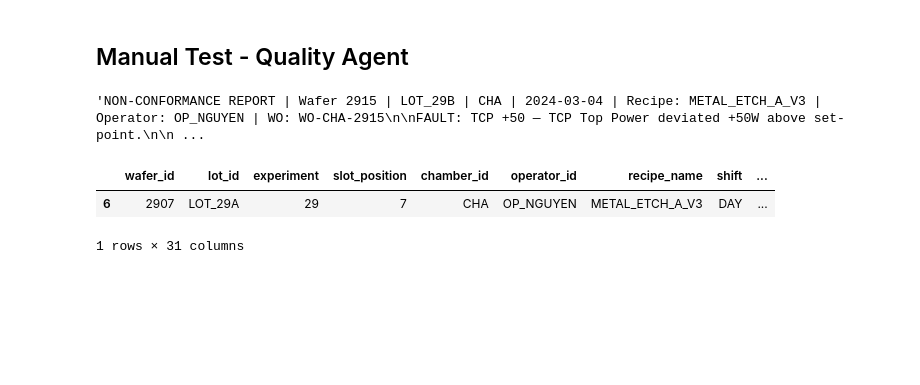
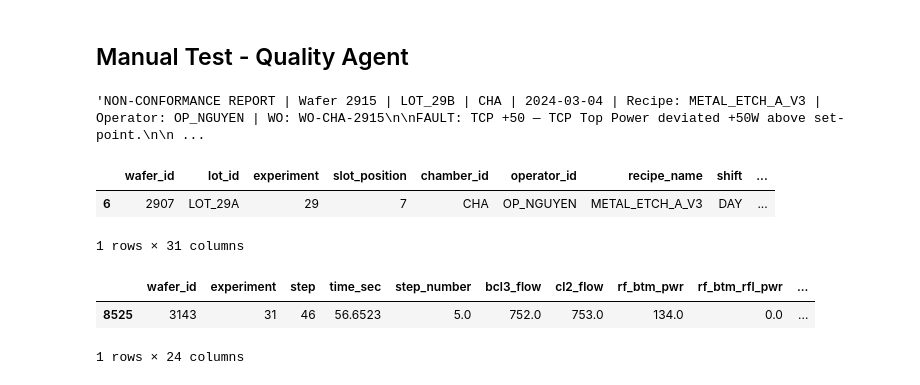
Before and after one commit to niva-scotia/manufacturing-agents, a Jupyter notebook: manual_testing.ipynb, the cells around one changed output. Drawn from its saved outputs; the diff is of its cells as text; code cells hidden in the pictures; blank space fills up the shorter version.

```diff
--- a/manual_testing.ipynb
+++ b/manual_testing.ipynb
@@ -283,3 +283,9 @@ train_summary[train_summary['wafer_id'] == 2907]
 |  | wafer_id | lot_id | experiment | slot_position | chamber_id | operator_id | recipe_name | shift | ... |
 | 6 | 2907 | LOT_29A | 29 | 7 | CHA | OP_NGUYEN | METAL_ETCH_A_V3 | DAY | ... |
 1 rows × 31 columns
+# %%
+train_machine[(train_machine['wafer_id'] == 3143) & (train_machine['tcp_top_pwr'] > 360)]
+# %% [output]
+|  | wafer_id | experiment | step | time_sec | step_number | bcl3_flow | cl2_flow | rf_btm_pwr | rf_btm_rfl_pwr | ... |
+| 8525 | 3143 | 31 | 46 | 56.6523 | 5.0 | 752.0 | 753.0 | 134.0 | 0.0 | ... |
+1 rows × 24 columns
```
Also changed, not shown: 3 other files.
